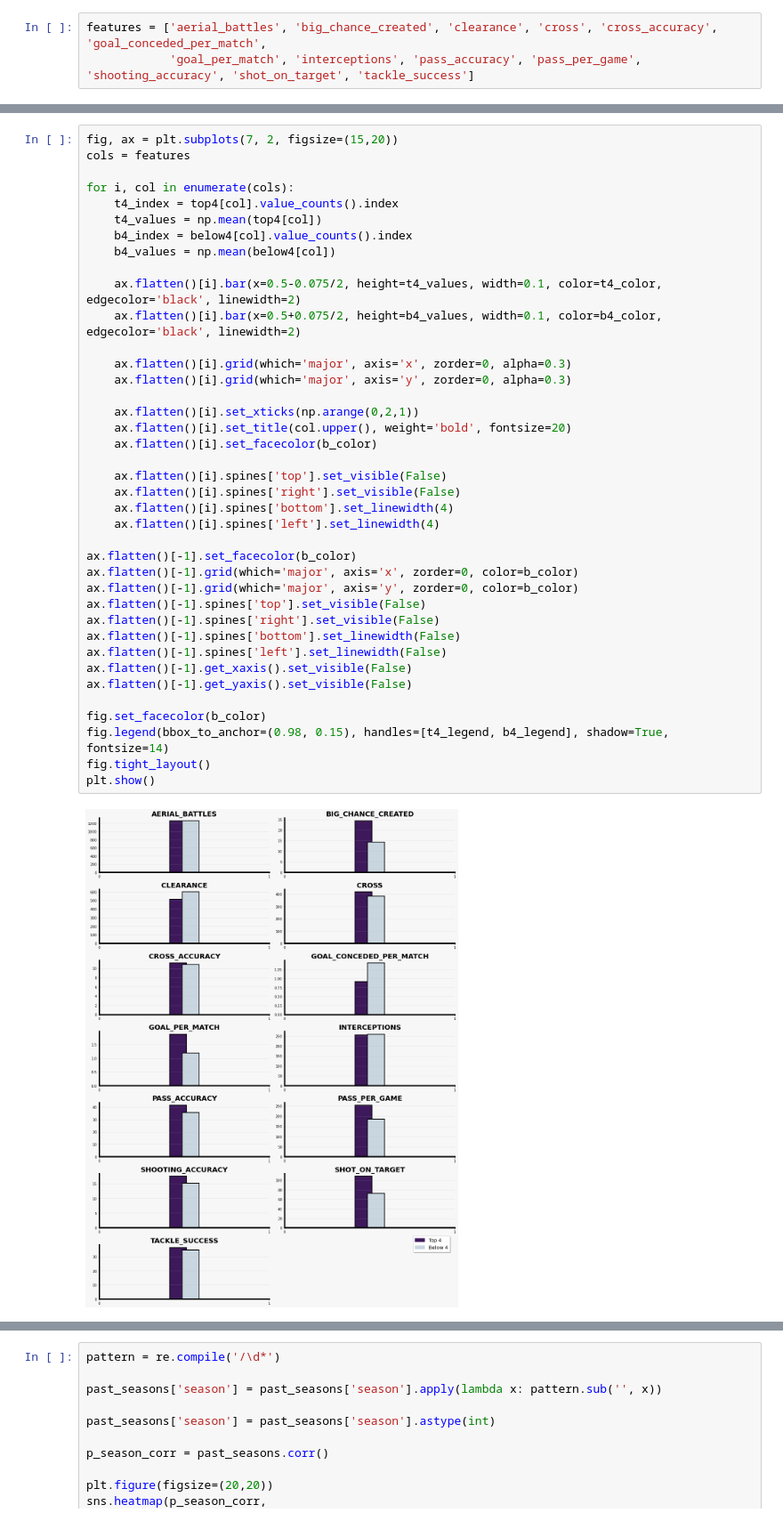
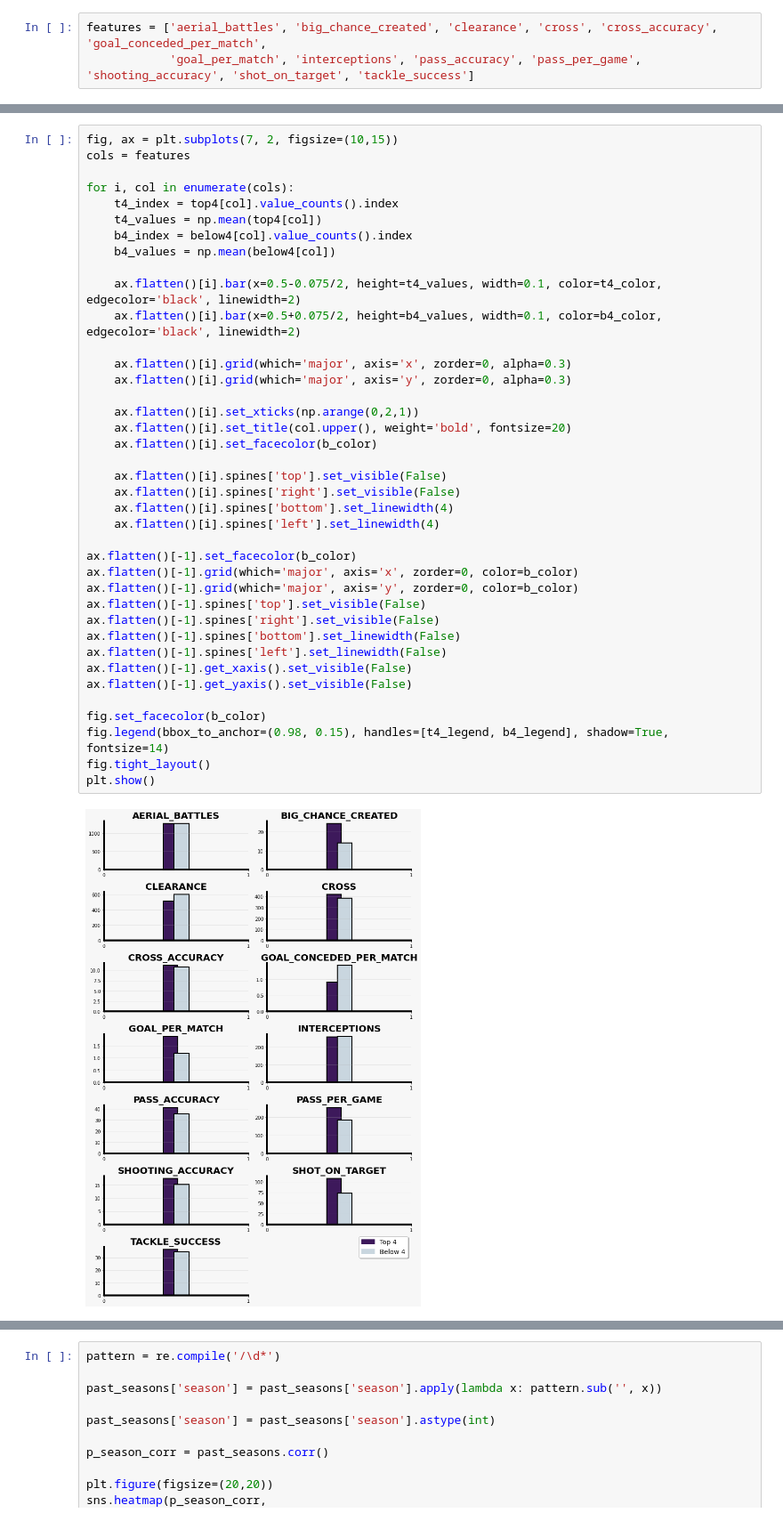
Before and after one commit to hyunilyoo/epl-prediction, a Jupyter notebook: Top4_Prediction.ipynb, the cells around one changed output, grey strips where cells are left out. Shown at 89% size. Cells and saved outputs as stored; diff of their text form.

```diff
--- a/Top4_Prediction.ipynb
+++ b/Top4_Prediction.ipynb
@@ -396,5 +419,5 @@ features = ['aerial_battles', 'big_chance_created', 'clearance', 'cross', 'cross
 # %%
-fig, ax = plt.subplots(7, 2, figsize=(15,20))
+fig, ax = plt.subplots(7, 2, figsize=(10,15))
 cols = features
 
 for i, col in enumerate(cols):
@@ -406,31 +429,31 @@ for i, col in enumerate(cols):
     ax.flatten()[i].bar(x=0.5-0.075/2, height=t4_values, width=0.1, color=t4_color, edgecolor='black', linewidth=2)
     ax.flatten()[i].bar(x=0.5+0.075/2, height=b4_values, width=0.1, color=b4_color, edgecolor='black', linewidth=2)
 
     ax.flatten()[i].grid(which='major', axis='x', zorder=0, alpha=0.3)
     ax.flatten()[i].grid(which='major', axis='y', zorder=0, alpha=0.3)
 
     ax.flatten()[i].set_xticks(np.arange(0,2,1))
     ax.flatten()[i].set_title(col.upper(), weight='bold', fontsize=20)
     ax.flatten()[i].set_facecolor(b_color)
 
     ax.flatten()[i].spines['top'].set_visible(False)
     ax.flatten()[i].spines['right'].set_visible(False)
     ax.flatten()[i].spines['bottom'].set_linewidth(4)
     ax.flatten()[i].spines['left'].set_linewidth(4)
 
 ax.flatten()[-1].set_facecolor(b_color)
 ax.flatten()[-1].grid(which='major', axis='x', zorder=0, color=b_color)
 ax.flatten()[-1].grid(which='major', axis='y', zorder=0, color=b_color)
 ax.flatten()[-1].spines['top'].set_visible(False)
 ax.flatten()[-1].spines['right'].set_visible(False)
 ax.flatten()[-1].spines['bottom'].set_linewidth(False)
 ax.flatten()[-1].spines['left'].set_linewidth(False)
 ax.flatten()[-1].get_xaxis().set_visible(False)
 ax.flatten()[-1].get_yaxis().set_visible(False)
 
 fig.set_facecolor(b_color)
 fig.legend(bbox_to_anchor=(0.98, 0.15), handles=[t4_legend, b4_legend], shadow=True, fontsize=14)
 fig.tight_layout()
 plt.show()
 # %% [output]
-[figure, old version]
+[figure, new version]
```
Also changed, not shown: parts of 74 cells of this notebook.
